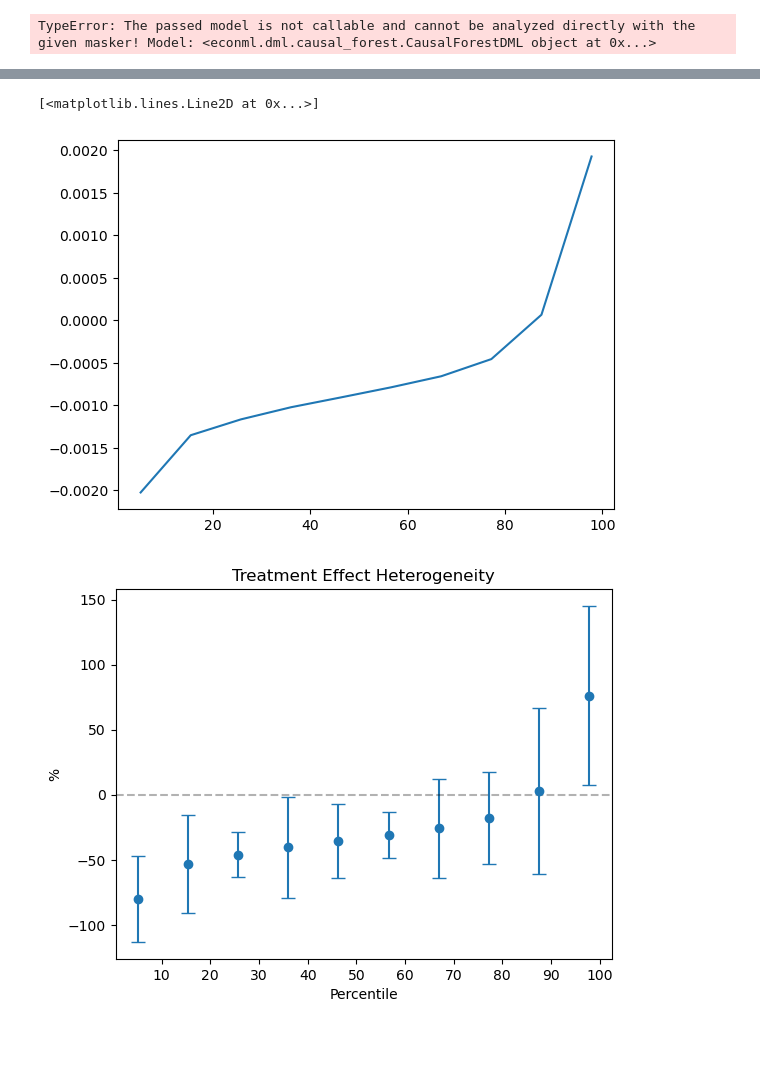
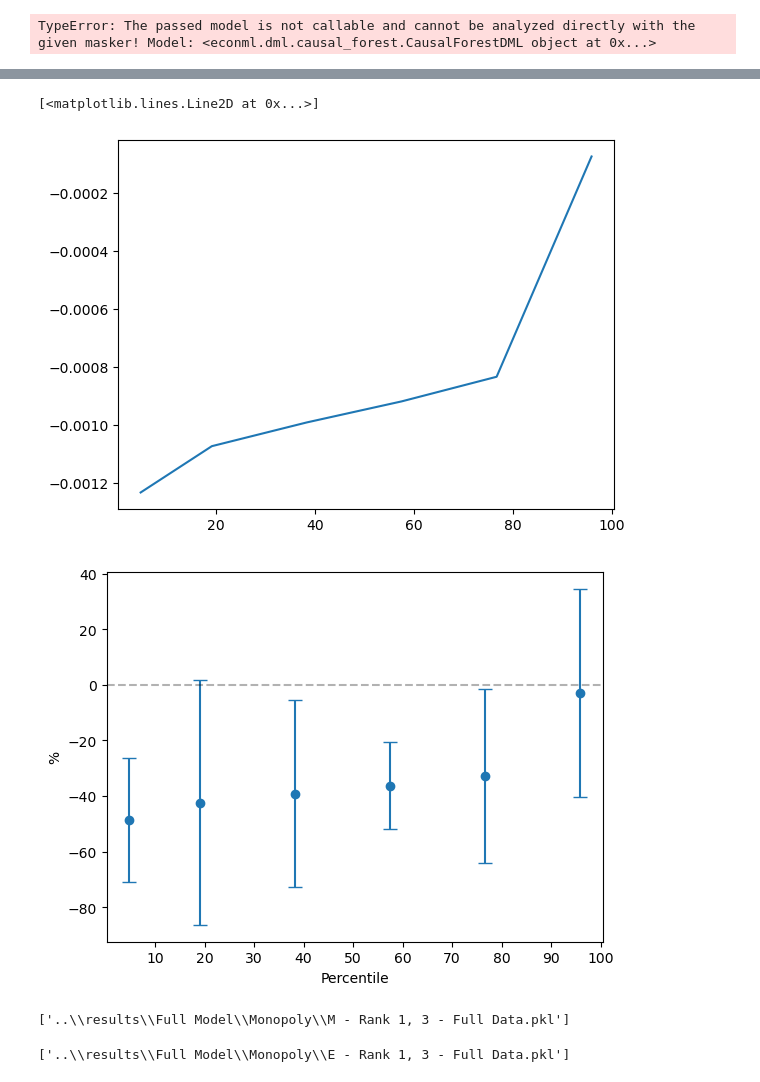
Before and after one commit to MehdiAkhbari/online_ads, a Jupyter notebook: scripts/Two Ads Estimation-3.ipynb, the cells around one changed output, grey strips where cells are left out. Drawn from its saved outputs; the diff is of its cells as text; code cells hidden in the pictures; blank space fills up the shorter version.

```diff
--- a/scripts/Two Ads Estimation-3.ipynb
+++ b/scripts/Two Ads Estimation-3.ipynb
@@ -144,0 +76,4 @@ finished fitting the model in 6848.0352521 seconds
+# %%
+latex_summary = summary_table.as_latex()
+with open('..\\results\\Full Model\\Monopoly\\cf 1,3 summary.tex', 'w') as f:
+    f.write(latex_summary)
@@ -144,0 +102,2 @@ finished fitting the model in 6848.0352521 seconds
+# %%
+cf =  joblib.load(f'..\\results\\Full Model\\Monopoly\\CF - Rank 1, 3.pkl')
@@ -209,5 +153,5 @@ array([[ 8.94655192e-06, -3.42413650e-05,  4.38903128e-07, ...,
 # %%
-te_ci = cf.const_marginal_effect_interval(X[X.index % 500 == 0])
+te_ci = cf.const_marginal_effect_interval(X[X.index % 10 == 0])
 te_h = np.squeeze(te_ci[1])
 te_l = np.squeeze(te_ci[0])
 te = (te_h + te_l) / 2
@@ -235,17 +188,18 @@ te_dataset
 # %%
-te_sub = te_dataset[te_dataset.index % 650 == 325]
+indices = [15000, 60000, 120000, 180000, 240000, 300000]
+te_sub = te_dataset.loc[indices, :]
 plt.plot(te_sub.pct, te_sub.te)
 # %% [output]
 [<matplotlib.lines.Line2D at 0x...>]
-[figure, old version]
+[figure, new version]
 # %%
-plt.errorbar(te_sub.pct, te_sub.te / 0.0025326 * 100, yerr=(te_sub.te_h-te_sub.te_l)/2/ 0.0025326 * 100, fmt="o", capsize=5)
+plt.errorbar(te_sub.pct, te_sub.te / 0.0025326 * 100, yerr=(te_sub.te_h-te_sub.te_l) / 2 / 0.0025326 * 100, fmt="o", capsize=5)
 plt.xlabel('Percentile')
 plt.ylabel('%')
-plt.title("Treatment Effect Heterogeneity")
+# plt.title("Treatment Effect Heterogeneity")
 plt.axhline(y=0, color='black', linestyle='--', alpha=0.3)
 plt.xticks(np.linspace(10, 100, 10))
-plt.savefig(f"..\\results\\split 1\\figures\\Treatment Effect bw Ad 1, 3.jpg", dpi=600)
+# plt.savefig(f"..\\results\\split 1\\figures\\Treatment Effect bw Ad 1, 3.jpg", dpi=600)
 plt.show()
 # %% [output]
-[figure, old version]
+[figure, new version]
@@ -251,0 +208,6 @@ plt.show()
+# %%
+# save the model
+file_name = f"..\\results\\Full Model\\Monopoly\\M - Rank 1, 3 - Full Data.pkl"
+joblib.dump(m, file_name)
+# %% [output]
+['..\\results\\Full Model\\Monopoly\\M - Rank 1, 3 - Full Data.pkl']
@@ -251,0 +223,6 @@ plt.show()
+# %%
+# save the model
+file_name = f"..\\results\\Full Model\\Monopoly\\E - Rank 1, 3 - Full Data.pkl"
+joblib.dump(e, file_name)
+# %% [output]
+['..\\results\\Full Model\\Monopoly\\E - Rank 1, 3 - Full Data.pkl']
```
Also changed, not shown: parts of 28 cells of this notebook, 32 other files.
